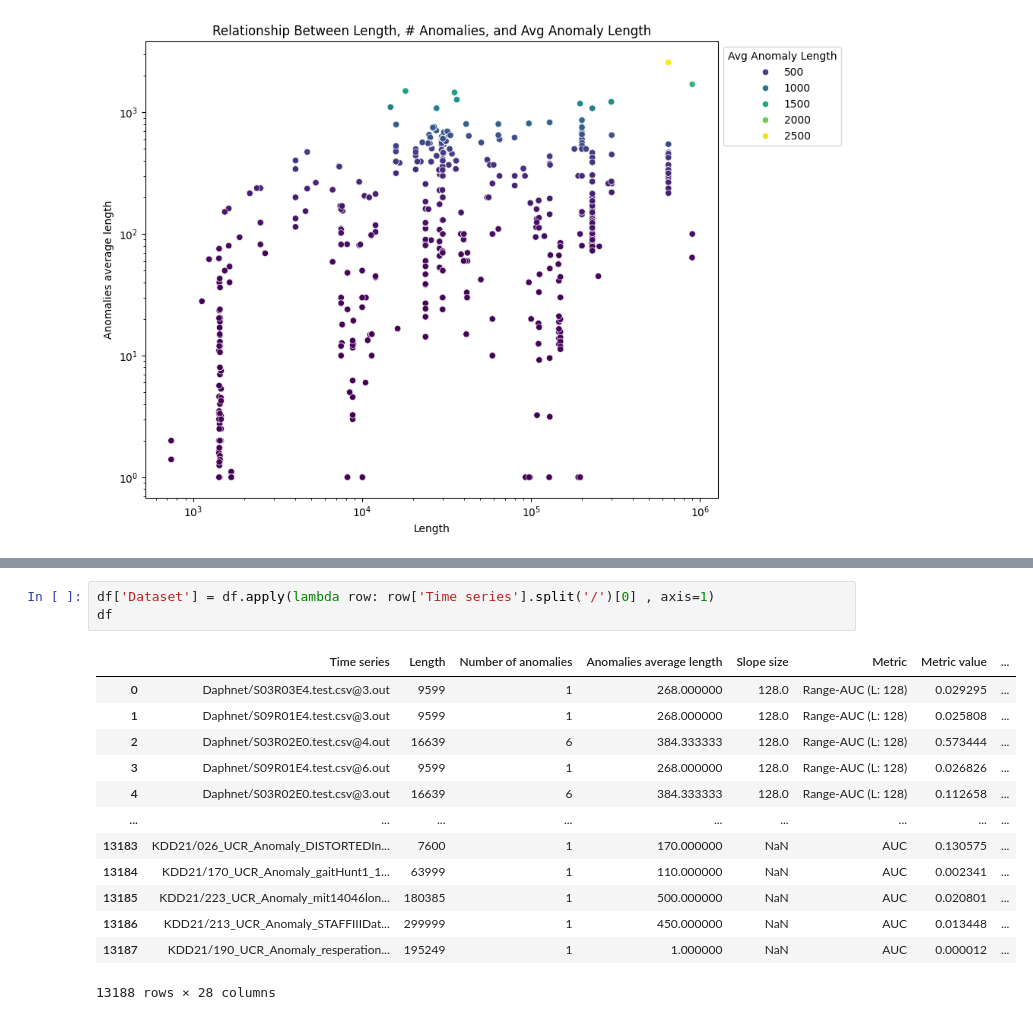
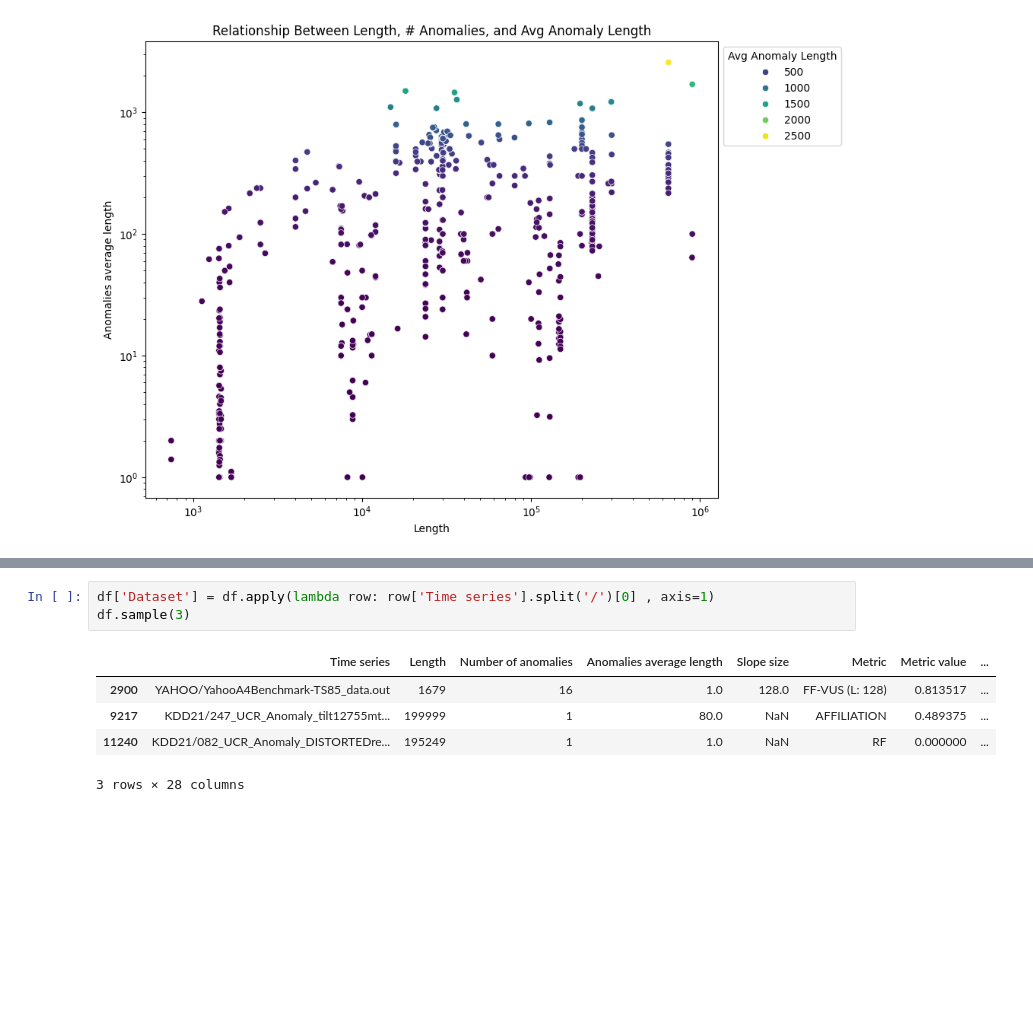
Before and after one commit to sylligardos/ff-vus, a Jupyter notebook: src/notebooks/allmetrics_defparams_tsb.ipynb, the cells around one changed output, grey strips where cells are left out. Saved outputs shown, nothing was run; the diff lists cells and outputs as text; blank space fills up the shorter version.

```diff
--- a/src/notebooks/allmetrics_defparams_tsb.ipynb
+++ b/src/notebooks/allmetrics_defparams_tsb.ipynb
@@ -229,17 +265,9 @@ plt.show()
 # %%
 df['Dataset'] = df.apply(lambda row: row['Time series'].split('/')[0] , axis=1)
-df
+df.sample(3)
 # %% [output]
 |  | Time series | Length | Number of anomalies | Anomalies average length | Slope size | Metric | Metric value | ... |
-| 0 | Daphnet/S03R03E4.test.csv@3.out | 9599 | 1 | 268.000000 | 128.0 | Range-AUC (L: 128) | 0.029295 | ... |
-| 1 | Daphnet/S09R01E4.test.csv@3.out | 9599 | 1 | 268.000000 | 128.0 | Range-AUC (L: 128) | 0.025808 | ... |
-| 2 | Daphnet/S03R02E0.test.csv@4.out | 16639 | 6 | 384.333333 | 128.0 | Range-AUC (L: 128) | 0.573444 | ... |
-| 3 | Daphnet/S09R01E4.test.csv@6.out | 9599 | 1 | 268.000000 | 128.0 | Range-AUC (L: 128) | 0.026826 | ... |
-| 4 | Daphnet/S03R02E0.test.csv@3.out | 16639 | 6 | 384.333333 | 128.0 | Range-AUC (L: 128) | 0.112658 | ... |
-| ... | ... | ... | ... | ... | ... | ... | ... | ... |
-| 13183 | KDD21/026_UCR_Anomaly_DISTORTEDIn... | 7600 | 1 | 170.000000 | NaN | AUC | 0.130575 | ... |
-| 13184 | KDD21/170_UCR_Anomaly_gaitHunt1_1... | 63999 | 1 | 110.000000 | NaN | AUC | 0.002341 | ... |
-| 13185 | KDD21/223_UCR_Anomaly_mit14046lon... | 180385 | 1 | 500.000000 | NaN | AUC | 0.020801 | ... |
-| 13186 | KDD21/213_UCR_Anomaly_STAFFIIIDat... | 299999 | 1 | 450.000000 | NaN | AUC | 0.013448 | ... |
-| 13187 | KDD21/190_UCR_Anomaly_resperation... | 195249 | 1 | 1.000000 | NaN | AUC | 0.000012 | ... |
+| 2900 | YAHOO/YahooA4Benchmark-TS85_data.out | 1679 | 16 | 1.0 | 128.0 | FF-VUS (L: 128) | 0.813517 | ... |
+| 9217 | KDD21/247_UCR_Anomaly_tilt12755mt... | 199999 | 1 | 80.0 | NaN | AFFILIATION | 0.489375 | ... |
+| 11240 | KDD21/082_UCR_Anomaly_DISTORTEDre... | 195249 | 1 | 1.0 | NaN | RF | 0.000000 | ... |
-13188 rows × 28 columns
+3 rows × 28 columns
```
Also changed, not shown: parts of 12 cells of this notebook, 2 other files.
